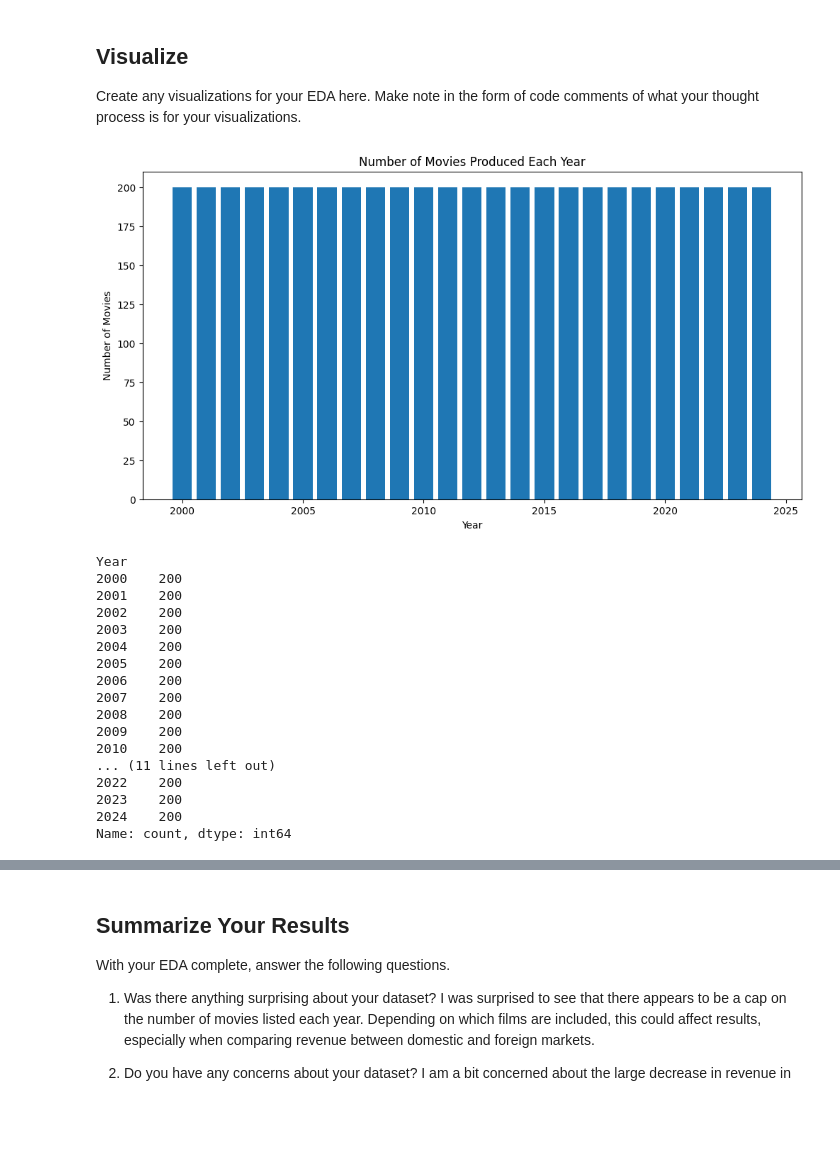
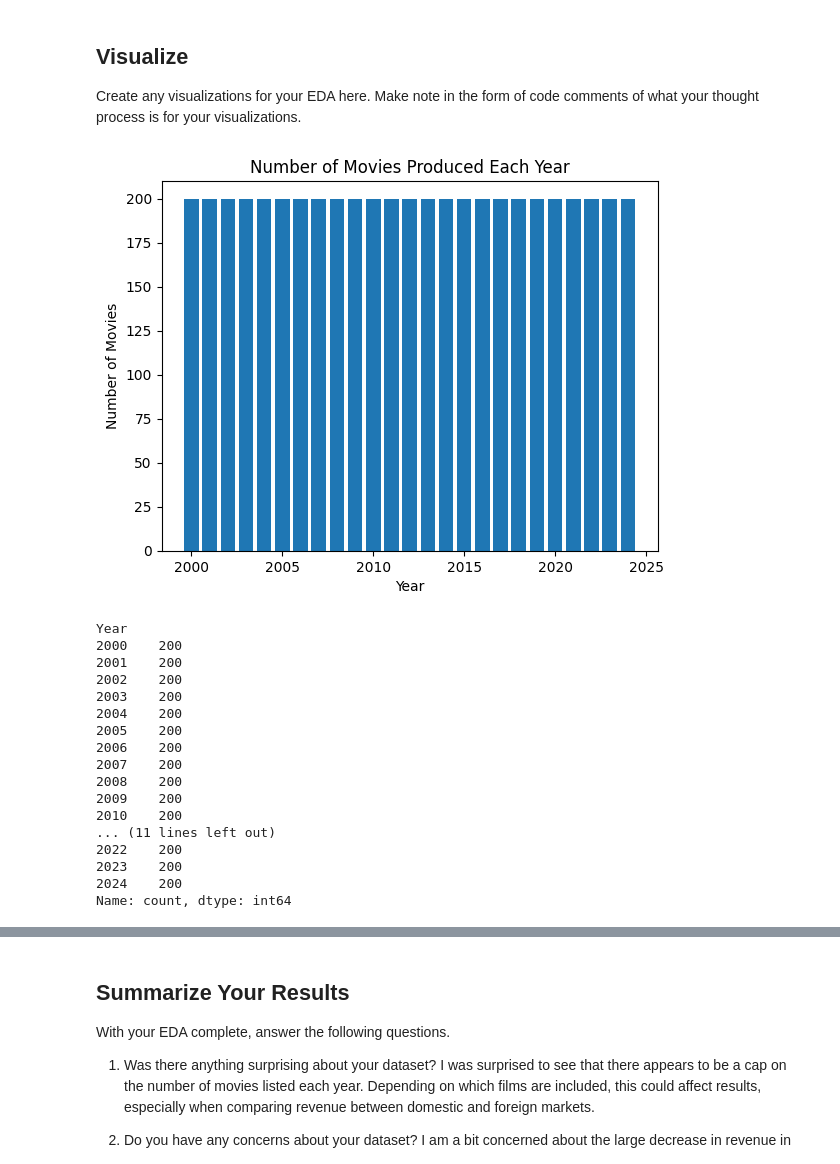
Before and after one commit to jswanson0871/eda-checkpoint, a Jupyter notebook: checkpoint-two.ipynb, the cells around one changed output, grey strips where cells are left out. Saved outputs shown, nothing was run; the diff lists cells and outputs as text; code cells hidden in the pictures; blank space fills up the shorter version.

```diff
--- a/checkpoint-two.ipynb
+++ b/checkpoint-two.ipynb
@@ -94,23 +94,23 @@ Create any visualizations for your EDA here. Make note in the form of code comme
 # %%
 import matplotlib.pyplot as plt
 
 movies_per_year = df['Year'].value_counts().sort_index()
 
-plt.figure(figsize=(12,6))
 plt.bar(movies_per_year.index, movies_per_year.values)
 plt.title("Number of Movies Produced Each Year")
 plt.xlabel("Year")
 plt.ylabel("Number of Movies")
 plt.show()
 
+
+# Count number of movies per year
 import pandas as pd
 
-# Count number of movies per year
 movies_per_year = df['Year'].value_counts().sort_index()
 
 print(movies_per_year)
 # %% [output]
-[figure, old version]
+[figure, new version]
 Year
 2000    200
 2001    200
```
Also changed, not shown: parts of 1 cell of this notebook.
